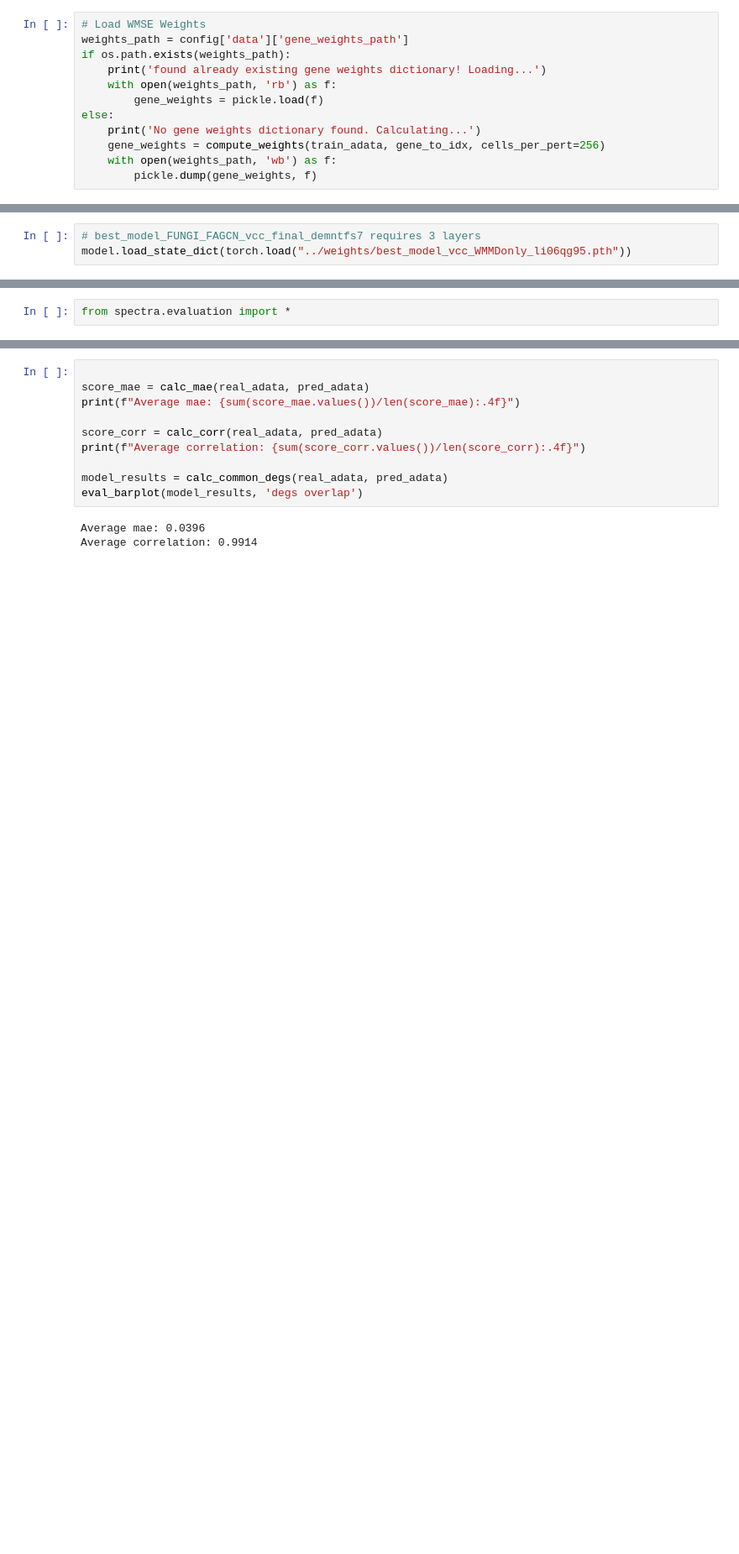
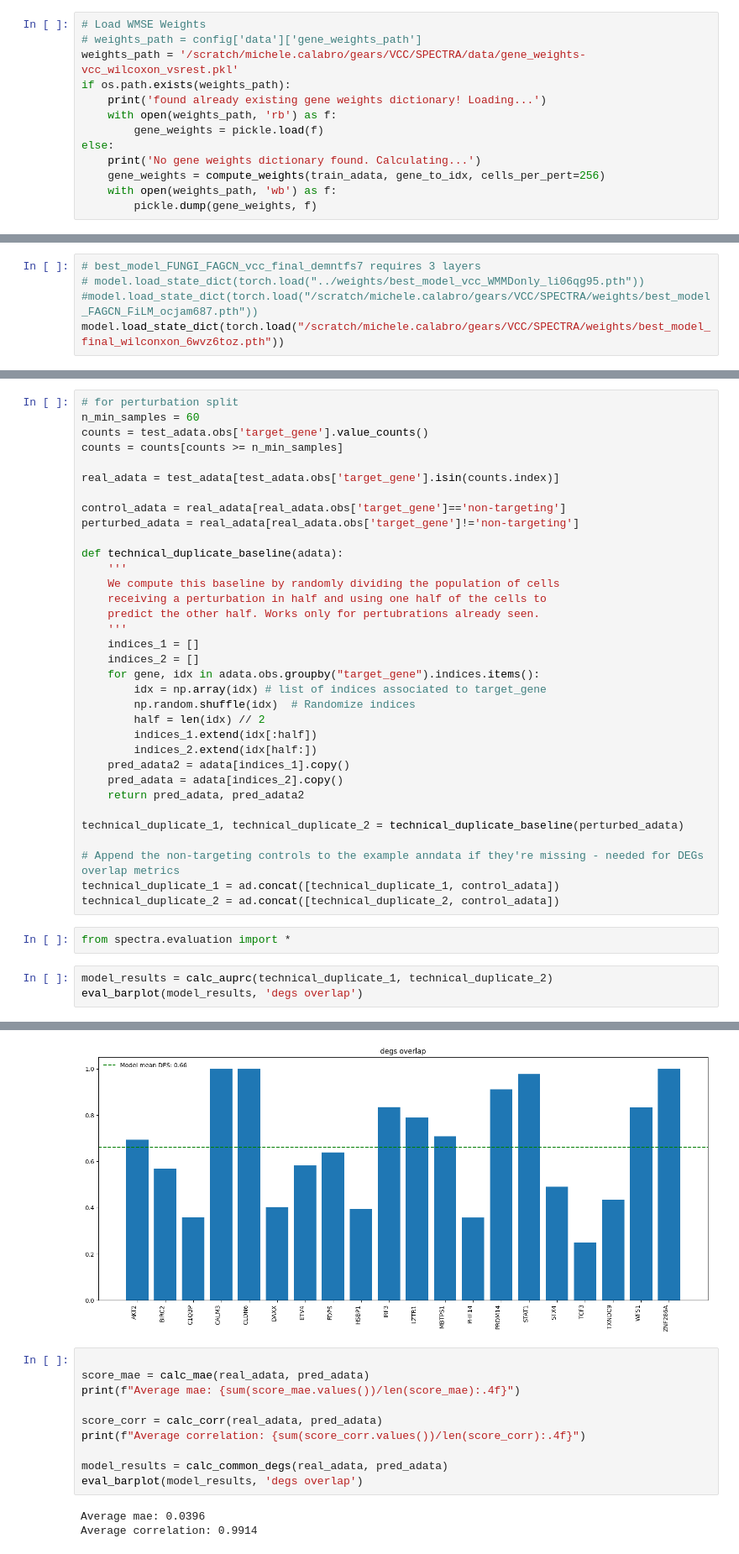
Before and after one commit to MCalabroCode/SPECTRA, a Jupyter notebook: notebooks/spectra_testing.ipynb, the cells around one changed output, grey strips where cells are left out. Shown at 84% size. Drawn from its saved outputs; the diff is of its cells as text; blank space fills up the shorter version.

```diff
--- a/notebooks/spectra_testing.ipynb
+++ b/notebooks/spectra_testing.ipynb
@@ -165,7 +165,8 @@ Val set: 20 perts | 25375 cells
 Test set: 20 perts | 19176 cells
 # %%
 # Load WMSE Weights
-weights_path = config['data']['gene_weights_path']
+# weights_path = config['data']['gene_weights_path']
+weights_path = '/scratch/michele.calabro/gears/VCC/SPECTRA/data/gene_weights-vcc_wilcoxon_vsrest.pkl'
 if os.path.exists(weights_path):
     print('found already existing gene weights dictionary! Loading...')
     with open(weights_path, 'rb') as f:
@@ -211,7 +212,9 @@ SPECTRA(
 ### **Testing**
 # %%
 # best_model_FUNGI_FAGCN_vcc_final_demntfs7 requires 3 layers
-model.load_state_dict(torch.load("../weights/best_model_vcc_WMMDonly_li06qg95.pth"))
+# model.load_state_dict(torch.load("../weights/best_model_vcc_WMMDonly_li06qg95.pth"))
+#model.load_state_dict(torch.load("/scratch/michele.calabro/gears/VCC/SPECTRA/weights/best_model_FAGCN_FiLM_ocjam687.pth"))
+model.load_state_dict(torch.load("/scratch/michele.calabro/gears/VCC/SPECTRA/weights/best_model_final_wilconxon_6wvz6toz.pth"))
 # %% [output]
 <All keys matched successfully>
 # %%
@@ -349,3 +353,41 @@ Average Model AUPRC:    0.0881
 [*] All evaluations complete.
+# %%
+# for perturbation split
+n_min_samples = 60
+counts = test_adata.obs['target_gene'].value_counts()
+counts = counts[counts >= n_min_samples]
+
+real_adata = test_adata[test_adata.obs['target_gene'].isin(counts.index)]
+
+control_adata = real_adata[real_adata.obs['target_gene']=='non-targeting']
+perturbed_adata = real_adata[real_adata.obs['target_gene']!='non-targeting']
+
+def technical_duplicate_baseline(adata):
+    '''
+    We compute this baseline by randomly dividing the population of cells
+    receiving a perturbation in half and using one half of the cells to
+    predict the other half. Works only for pertubrations already seen.
+    '''
+    indices_1 = []
+    indices_2 = []
+    for gene, idx in adata.obs.groupby("target_gene").indices.items():
+        idx = np.array(idx) # list of indices associated to target_gene
+        np.random.shuffle(idx)  # Randomize indices
+        half = len(idx) // 2
+        indices_1.extend(idx[:half])
+        indices_2.extend(idx[half:])
+    pred_adata2 = adata[indices_1].copy()
+    pred_adata = adata[indices_2].copy()
+    return pred_adata, pred_adata2
+
+technical_duplicate_1, technical_duplicate_2 = technical_duplicate_baseline(perturbed_adata)
+
+# Append the non-targeting controls to the example anndata if they're missing - needed for DEGs overlap metrics
+technical_duplicate_1 = ad.concat([technical_duplicate_1, control_adata])
+technical_duplicate_2 = ad.concat([technical_duplicate_2, control_adata])
 # %%
 from spectra.evaluation import *
+# %%
+model_results = calc_auprc(technical_duplicate_1, technical_duplicate_2)
+eval_barplot(model_results, 'degs overlap')
+# %% [output]
@@ -352,3 +397,4 @@ from spectra.evaluation import *
+[figure, added]
 # %%
 
 score_mae = calc_mae(real_adata, pred_adata)
```
Also changed, not shown: parts of 24 cells of this notebook, 6 other files.
